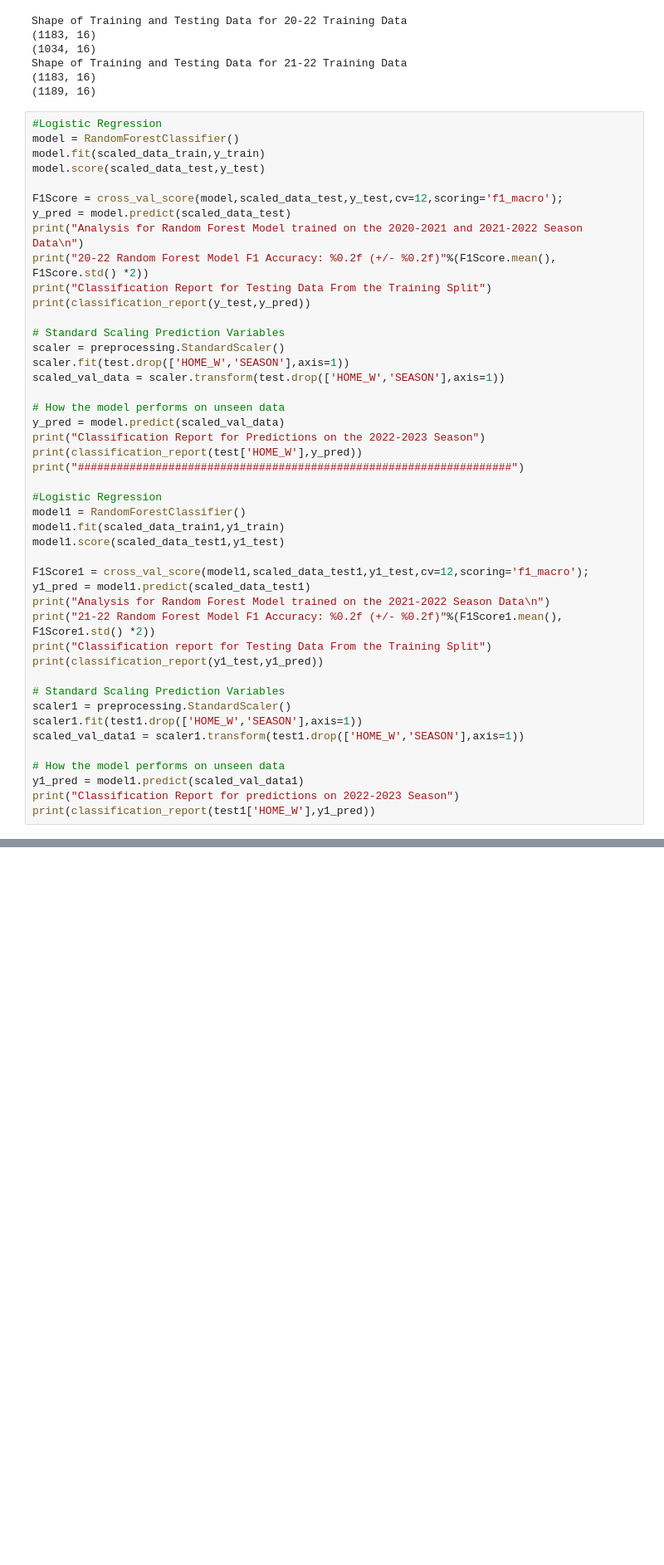
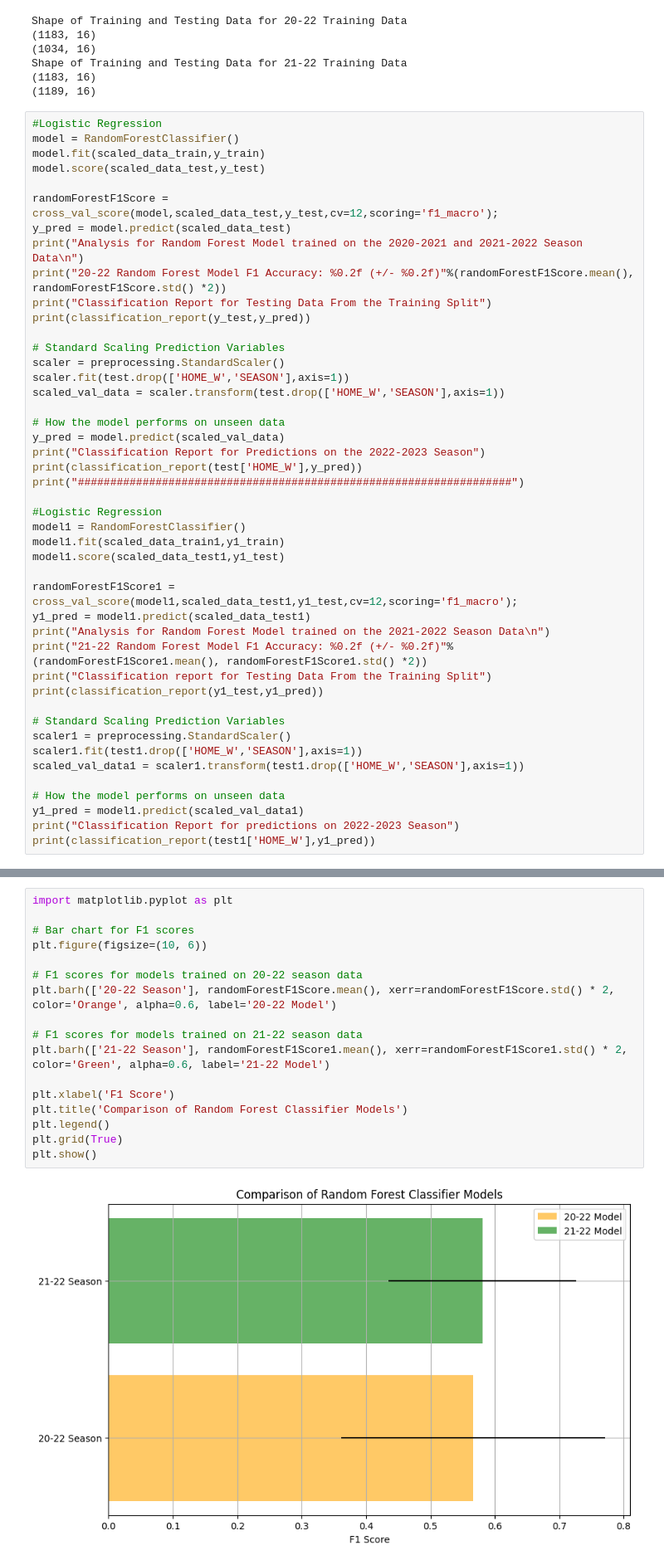
Before and after one commit to Caleb-Highsmith/MachineLearningSports, a Jupyter notebook: Jupyter Notebook Season Markdowns/randomForestClassifier.ipynb, the cells around one changed output, grey strips where cells are left out. Shown at 83% size. Saved outputs shown, nothing was run; the diff lists cells and outputs as text; blank space fills up the shorter version.

```diff
--- a/Jupyter Notebook Season Markdowns/randomForestClassifier.ipynb
+++ b/Jupyter Notebook Season Markdowns/randomForestClassifier.ipynb
@@ -68,10 +68,10 @@ model = RandomForestClassifier()
 model.fit(scaled_data_train,y_train)
 model.score(scaled_data_test,y_test)
 
-F1Score = cross_val_score(model,scaled_data_test,y_test,cv=12,scoring='f1_macro');
+randomForestF1Score = cross_val_score(model,scaled_data_test,y_test,cv=12,scoring='f1_macro');
 y_pred = model.predict(scaled_data_test)
 print("Analysis for Random Forest Model trained on the 2020-2021 and 2021-2022 Season Data\n")
-print("20-22 Random Forest Model F1 Accuracy: %0.2f (+/- %0.2f)"%(F1Score.mean(), F1Score.std() *2))
+print("20-22 Random Forest Model F1 Accuracy: %0.2f (+/- %0.2f)"%(randomForestF1Score.mean(), randomForestF1Score.std() *2))
 print("Classification Report for Testing Data From the Training Split")
 print(classification_report(y_test,y_pred))
 
@@ -91,10 +91,10 @@ model1 = RandomForestClassifier()
 model1.fit(scaled_data_train1,y1_train)
 model1.score(scaled_data_test1,y1_test)
 
-F1Score1 = cross_val_score(model1,scaled_data_test1,y1_test,cv=12,scoring='f1_macro');
+randomForestF1Score1 = cross_val_score(model1,scaled_data_test1,y1_test,cv=12,scoring='f1_macro');
 y1_pred = model1.predict(scaled_data_test1)
 print("Analysis for Random Forest Model trained on the 2021-2022 Season Data\n")
-print("21-22 Random Forest Model F1 Accuracy: %0.2f (+/- %0.2f)"%(F1Score1.mean(), F1Score1.std() *2))
+print("21-22 Random Forest Model F1 Accuracy: %0.2f (+/- %0.2f)"%(randomForestF1Score1.mean(), randomForestF1Score1.std() *2))
 print("Classification report for Testing Data From the Training Split")
 print(classification_report(y1_test,y1_pred))
 
@@ -127,0 +128,19 @@ weighted avg       0.83      0.83      0.83      1189
+# %%
+import matplotlib.pyplot as plt
+
+# Bar chart for F1 scores
+plt.figure(figsize=(10, 6))
+
+# F1 scores for models trained on 20-22 season data
+plt.barh(['20-22 Season'], randomForestF1Score.mean(), xerr=randomForestF1Score.std() * 2, color='Orange', alpha=0.6, label='20-22 Model')
+
+# F1 scores for models trained on 21-22 season data
+plt.barh(['21-22 Season'], randomForestF1Score1.mean(), xerr=randomForestF1Score1.std() * 2, color='Green', alpha=0.6, label='21-22 Model')
+
+plt.xlabel('F1 Score')
+plt.title('Comparison of Random Forest Classifier Models')
+plt.legend()
+plt.grid(True)
+plt.show()
+# %% [output]
+[figure, added]
```
Also changed, not shown: parts of 1 cell of this notebook, 14 other files.
